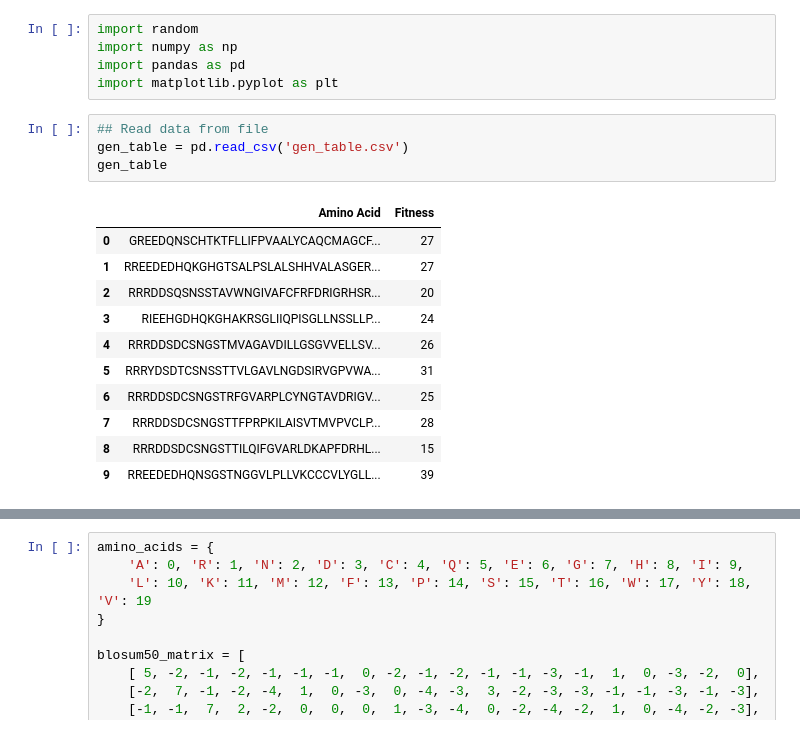
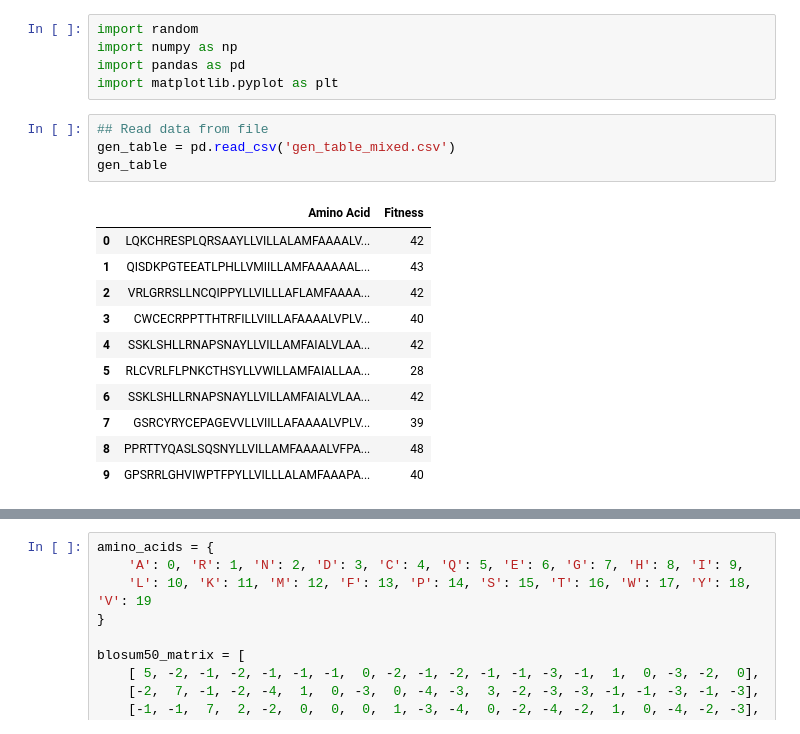
Before and after one commit to Habeeb-bu/computational_biology, a Jupyter notebook: alignment_code.ipynb, the cells around one changed output, grey strips where cells are left out. Saved outputs shown, nothing was run; the diff lists cells and outputs as text.

```diff
--- a/alignment_code.ipynb
+++ b/alignment_code.ipynb
@@ -5,20 +5,20 @@ import pandas as pd
 import matplotlib.pyplot as plt
 # %%
 ## Read data from file
-gen_table = pd.read_csv('gen_table.csv')
+gen_table = pd.read_csv('gen_table_mixed.csv')
 gen_table
 # %% [output]
 |  | Amino Acid | Fitness |
-| 0 | GREEDQNSCHTKTFLLIFPVAALYCAQCMAGCF... | 27 |
-| 1 | RREEDEDHQKGHGTSALPSLALSHHVALASGER... | 27 |
-| 2 | RRRDDSQSNSSTAVWNGIVAFCFRFDRIGRHSR... | 20 |
-| 3 | RIEEHGDHQKGHAKRSGLIIQPISGLLNSSLLP... | 24 |
-| 4 | RRRDDSDCSNGSTMVAGAVDILLGSGVVELLSV... | 26 |
-| 5 | RRRYDSDTCSNSSTTVLGAVLNGDSIRVGPVWA... | 31 |
-| 6 | RRRDDSDCSNGSTRFGVARPLCYNGTAVDRIGV... | 25 |
-| 7 | RRRDDSDCSNGSTTFPRPKILAISVTMVPVCLP... | 28 |
-| 8 | RRRDDSDCSNGSTTILQIFGVARLDKAPFDRHL... | 15 |
-| 9 | RREEDEDHQNSGSTNGGVLPLLVKCCCVLYGLL... | 39 |
+| 0 | LQKCHRESPLQRSAAYLLVILLALAMFAAAALV... | 42 |
+| 1 | QISDKPGTEEATLPHLLVMIILLAMFAAAAAAL... | 43 |
+| 2 | VRLGRRSLLNCQIPPYLLVILLLAFLAMFAAAA... | 42 |
+| 3 | CWCECRPPTTHTRFILLVIILLAFAAAALVPLV... | 40 |
+| 4 | SSKLSHLLRNAPSNAYLLVILLAMFAIALVLAA... | 42 |
+| 5 | RLCVRLFLPNKCTHSYLLVWILLAMFAIALLAA... | 28 |
+| 6 | SSKLSHLLRNAPSNAYLLVILLAMFAIALVLAA... | 42 |
+| 7 | GSRCYRYCEPAGEVVLLVIILLAFAAAALVPLV... | 39 |
+| 8 | PPRTTYQASLSQSNYLLVILLAMFAAAALVFPA... | 48 |
+| 9 | GPSRRLGHVIWPTFPYLLVILLLALAMFAAAPA... | 40 |
 # %%
 gen_array = gen_table["Amino Acid"]
 gen_fit = gen_table["Fitness"]
```
Also changed, not shown: parts of 19 cells of this notebook, 5 other files.
